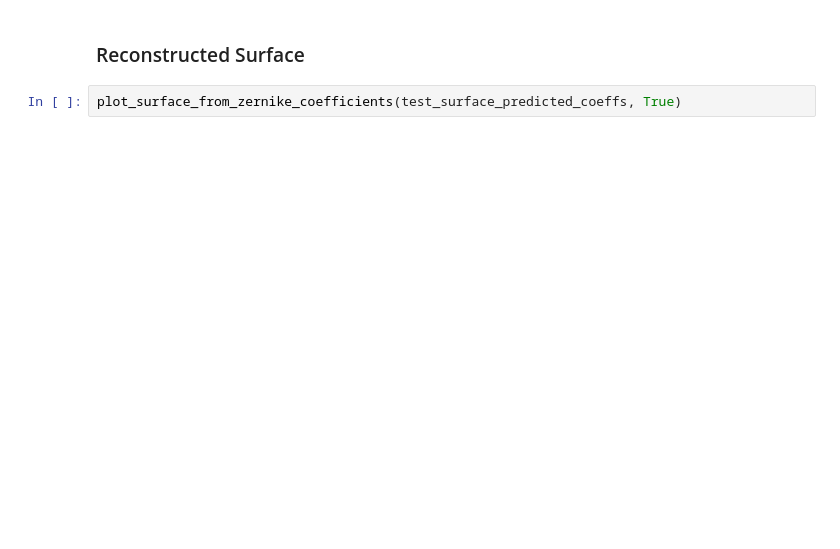
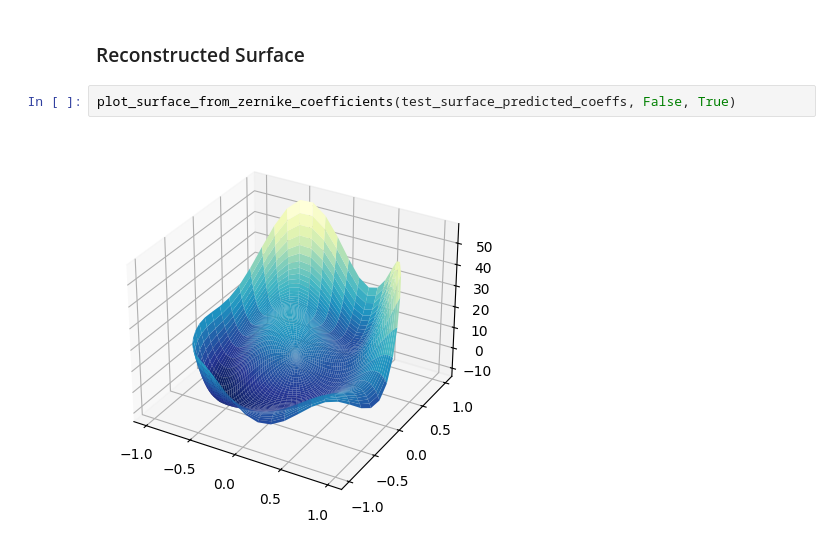
Before and after one commit to Dacarpe03/SurfaceReconstruction, a Jupyter notebook: ModelEvaluation.ipynb, the cells around one changed output. Saved outputs shown, nothing was run; the diff lists cells and outputs as text; blank space fills up the shorter version.

Commit message:
Add enhanced plotting

```diff
--- a/ModelEvaluation.ipynb
+++ b/ModelEvaluation.ipynb
@@ -65,4 +66,6 @@ NameError: name 'compute_surface_mesh' is not defined
 # %% [markdown]
 ### Reconstructed Surface
 # %%
-plot_surface_from_zernike_coefficients(test_surface_predicted_coeffs, True)
+plot_surface_from_zernike_coefficients(test_surface_predicted_coeffs, False, True)
+# %% [output]
+[figure, added]
```
Also changed, not shown: parts of 4 cells of this notebook, 1 other file.
